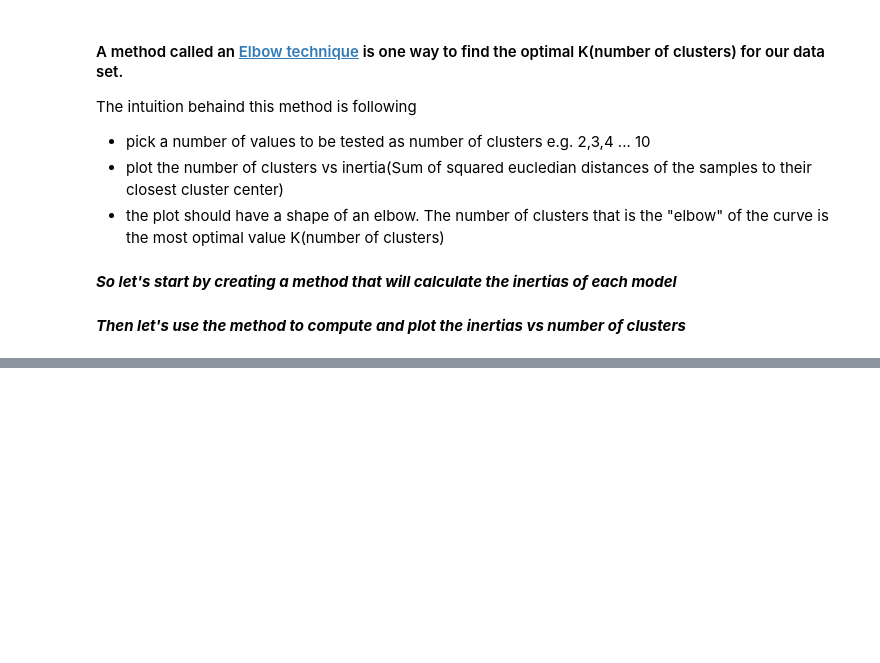
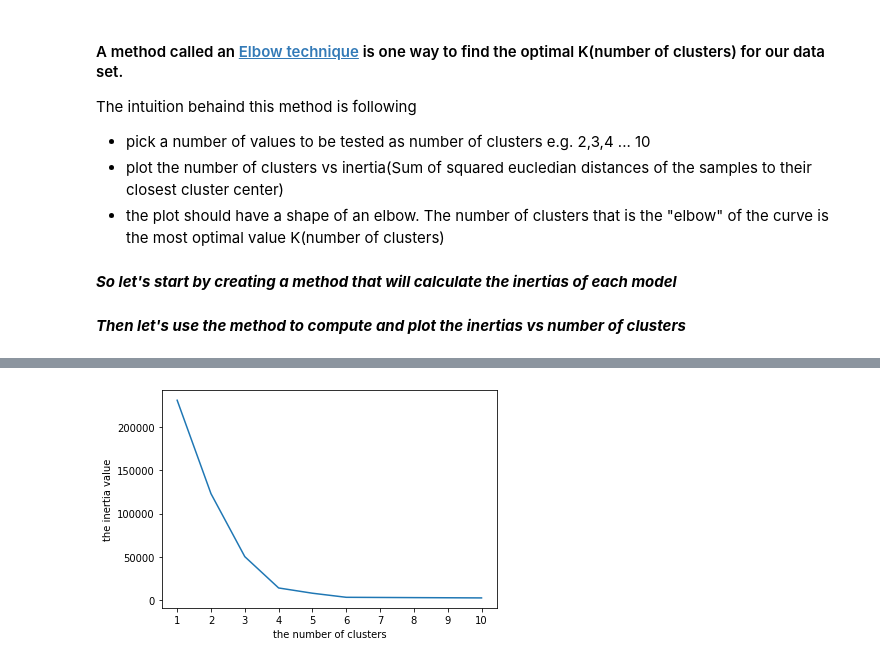
Before and after one commit to KantiCodes/ml-basic-KMeans, a Jupyter notebook: KMeans.ipynb, the cells around one changed output, grey strips where cells are left out. Drawn from its saved outputs; the diff is of its cells as text; code cells hidden in the pictures; blank space fills up the shorter version.

```diff
--- a/KMeans.ipynb
+++ b/KMeans.ipynb
@@ -129,0 +143,11 @@ plt.show()
+# %%
+list_of_ks = range(1,11)  # create a list of elements 1,2,3 ... 10
+inertias, kmeans_models = get_inertias(list_of_ks, newX)  # Get the intertias and the models created from list_of_ks
+
+plt.plot(list_of_ks,inertias)  # Plot the ks versus the intertias
+plt.xticks(list_of_ks)  #  set the units on the X axis to be from 1 to 10
+plt.xlabel("the number of clusters")
+plt.ylabel('the inertia value')
+plt.show()
+# %% [output]
+[figure, added]
```
Also changed, not shown: parts of 6 cells of this notebook.
